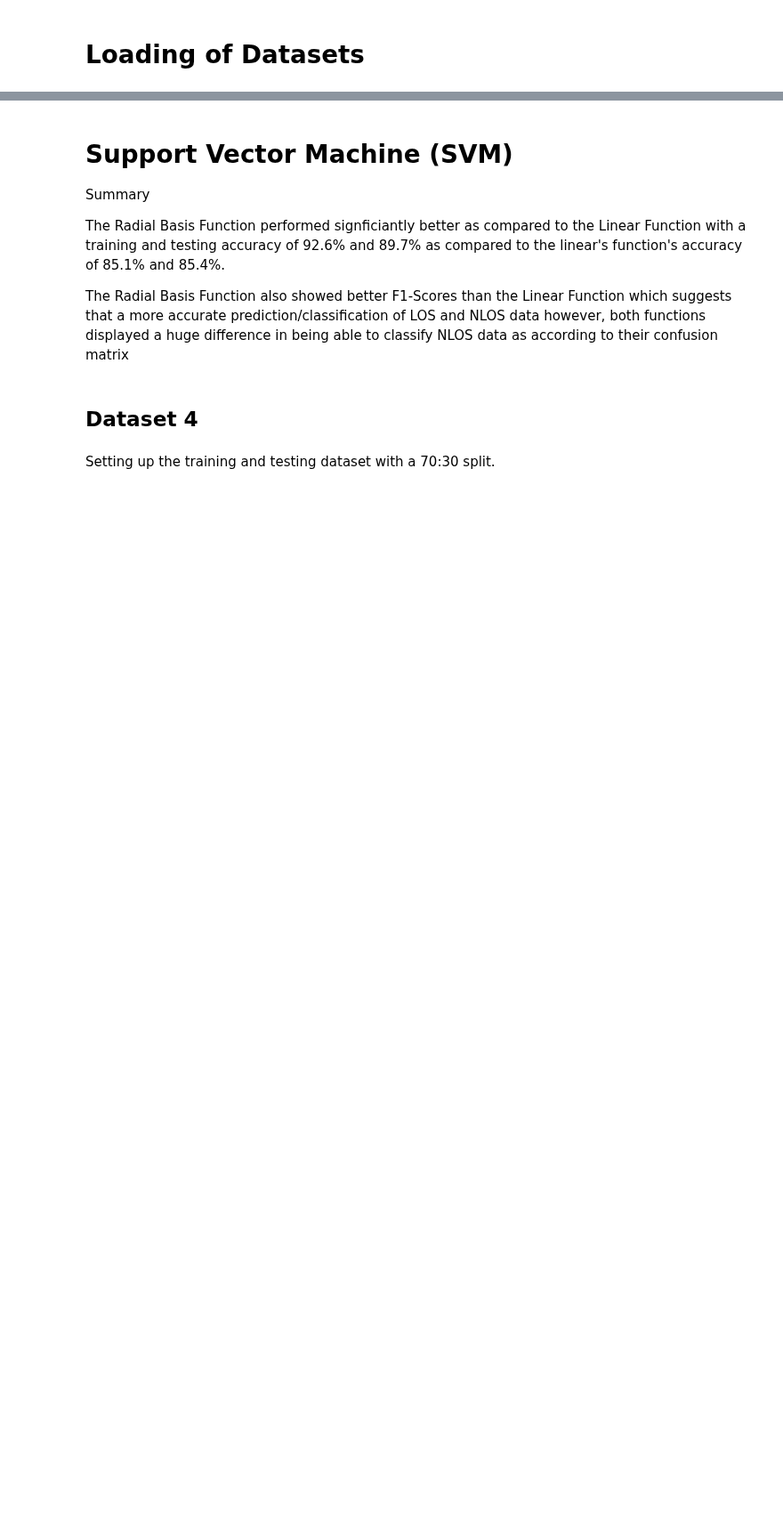
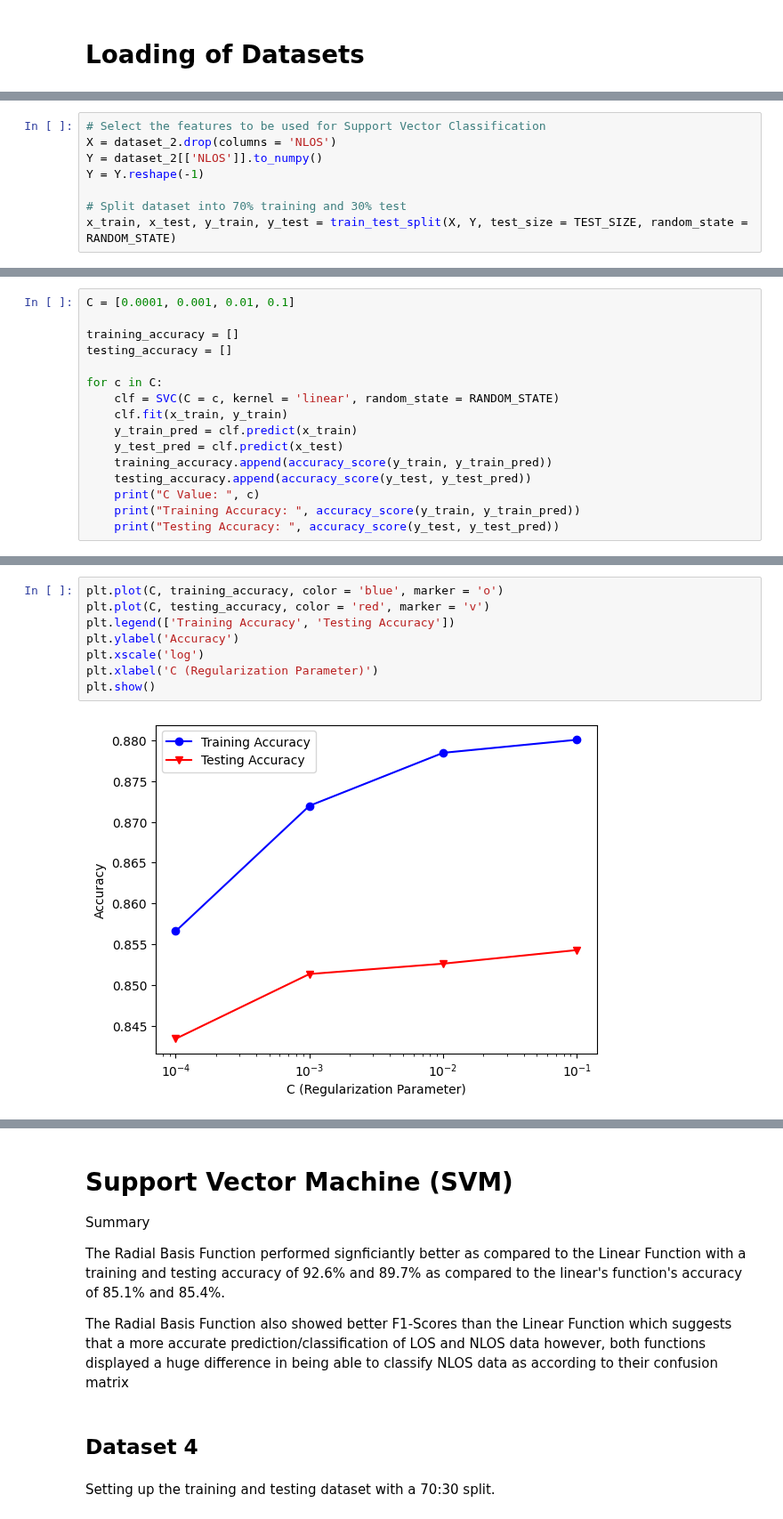
Before and after one commit to ptrpfa/UWB-LOS-NLOS-Classification, a Jupyter notebook: data_mining_svm.ipynb, the cells around one changed output, grey strips where cells are left out. Shown at 89% size. Drawn from its saved outputs; the diff is of its cells as text; blank space fills up the shorter version.

```diff
--- a/data_mining_svm.ipynb
+++ b/data_mining_svm.ipynb
@@ -24,0 +188,8 @@ dataset_4 = load_from_pickle("dataset_4")
+# %%
+# Select the features to be used for Support Vector Classification
+X = dataset_2.drop(columns = 'NLOS')
+Y = dataset_2[['NLOS']].to_numpy()
+Y = Y.reshape(-1)
+
+# Split dataset into 70% training and 30% test
+x_train, x_test, y_train, y_test = train_test_split(X, Y, test_size = TEST_SIZE, random_state = RANDOM_STATE)
@@ -24,0 +203,16 @@ dataset_4 = load_from_pickle("dataset_4")
+# %%
+C = [0.0001, 0.001, 0.01, 0.1]
+
+training_accuracy = []
+testing_accuracy = []
+
+for c in C:
+    clf = SVC(C = c, kernel = 'linear', random_state = RANDOM_STATE)
+    clf.fit(x_train, y_train)
+    y_train_pred = clf.predict(x_train)
+    y_test_pred = clf.predict(x_test)
+    training_accuracy.append(accuracy_score(y_train, y_train_pred))
+    testing_accuracy.append(accuracy_score(y_test, y_test_pred))
+    print("C Value: ", c)
+    print("Training Accuracy: ", accuracy_score(y_train, y_train_pred))
+    print("Testing Accuracy: ", accuracy_score(y_test, y_test_pred))
@@ -24,0 +243,10 @@ dataset_4 = load_from_pickle("dataset_4")
+# %%
+plt.plot(C, training_accuracy, color = 'blue', marker = 'o')
+plt.plot(C, testing_accuracy, color = 'red', marker = 'v')
+plt.legend(['Training Accuracy', 'Testing Accuracy'])
+plt.ylabel('Accuracy')
+plt.xscale('log')
+plt.xlabel('C (Regularization Parameter)')
+plt.show()
+# %% [output]
+[figure, added]
```
Also changed, not shown: parts of 93 cells of this notebook, 7 other files.
